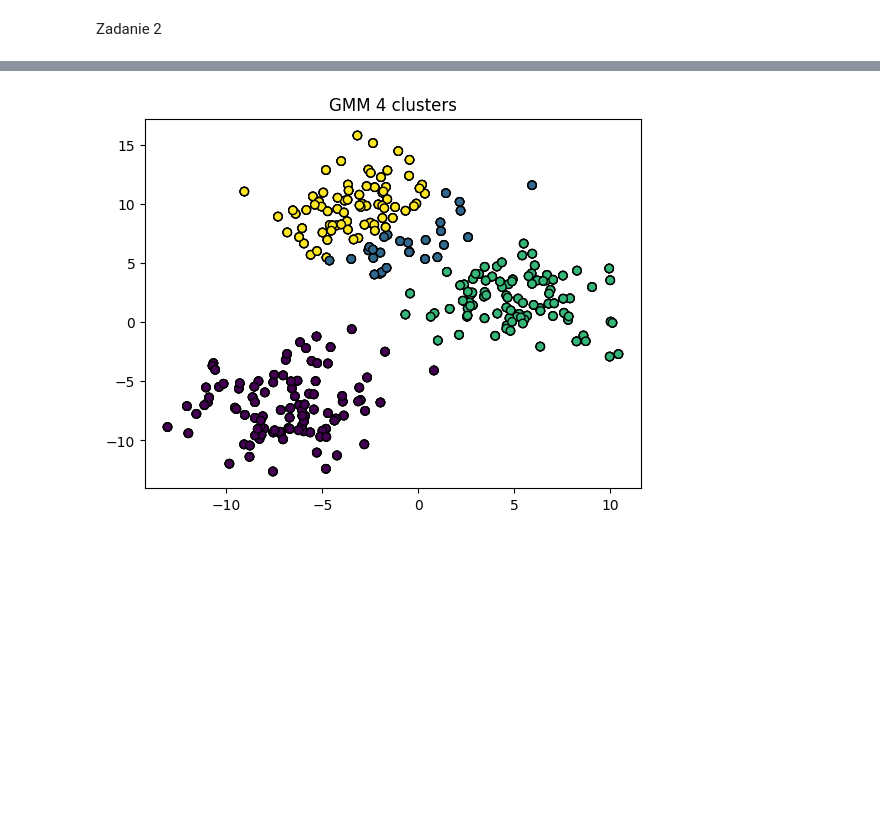
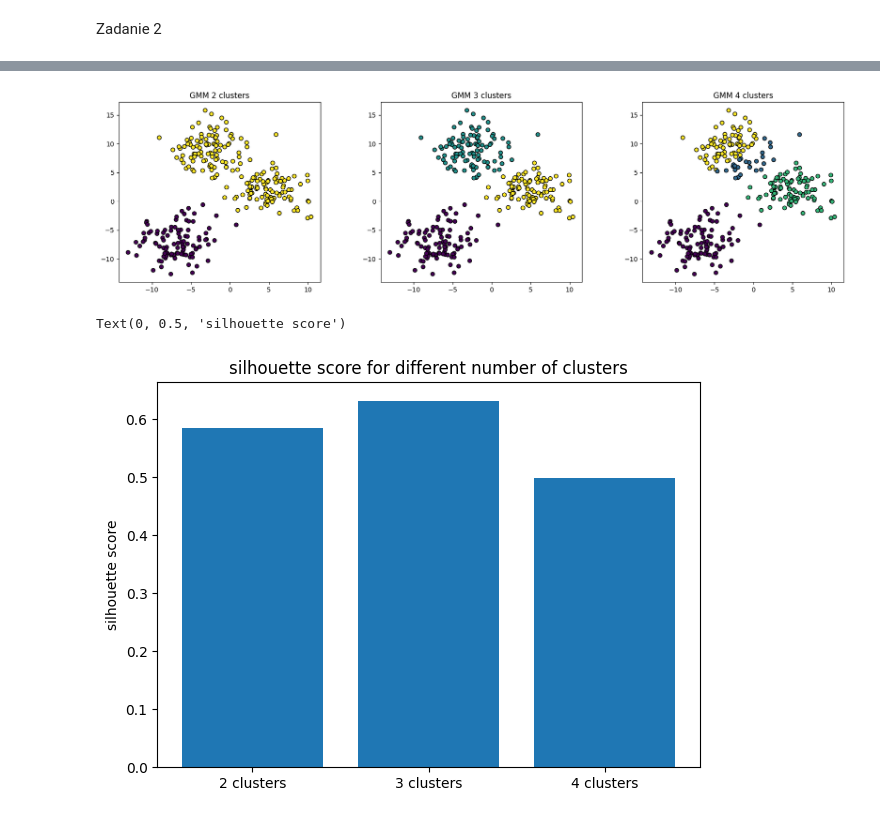
Before and after one commit to kaluznys/uczenie_maszynowe_UW, a Jupyter notebook: praca_domowa2.ipynb, the cells around one changed output, grey strips where cells are left out. Drawn from its saved outputs; the diff is of its cells as text; code cells hidden in the pictures; blank space fills up the shorter version.

```diff
--- a/praca_domowa2.ipynb
+++ b/praca_domowa2.ipynb
@@ -88,9 +95,16 @@ data_X=pd.DataFrame(data_X)
 # %%
+
 gm_model =GaussianMixture(n_components=3, random_state=1).fit(data_X)
 gm_labels = gm_model.predict(data_X)
 gm_labels.shape
 data_X = pd.DataFrame(data_X)
 data_X.head()
+plt.rcParams["figure.figsize"] = (14,5)
+plt.subplots_adjust(wspace = 0.3)
+plt.subplot(1, 2, 1)
+plt.scatter(data_labeled.iloc[:, 0], data_labeled.iloc[:, 1], c = y, cmap = 'viridis')
+plt.title("Mouse set clusters original generation of points")
+plt.subplot(1, 2, 2)
 plt.scatter(data_X.iloc[:, 0], data_X.iloc[:, 1], c = gm_labels, cmap = 'viridis')
 plt.title("Mouse set clusters by GMM")
 # %% [output]
@@ -99,4 +113,5 @@ Text(0.5, 1.0, 'Mouse set clusters by GMM')
 # %%
+plt.rcParams["figure.figsize"] = [8,6]
 X= pd.DataFrame()
 x_pt =np.linspace(-1,1,35)
 y_pt= np.linspace(-1,1,35)
@@ -115,14 +138,21 @@ from sklearn.datasets import make_blobs
 # %%
 plt.rcParams["figure.figsize"] = (20,5)
 plt.subplots_adjust(wspace = 0.3)
-plt.subplot(1, 3, 1)
-X, y = make_blobs(n_samples=300, centers=3, cluster_std=2.5, random_state=42)
-plt.scatter(X[:, 0], X[:, 1], c=y, cmap='viridis', edgecolors='k')
-plt.title("original clusters")
+S = [0]*3
 for i in range(2, 5):
+  plt.subplot(1, 3, i-1)
   gm_mod = GaussianMixture(n_components=i, random_state=1).fit(X)
   y_new = gm_mod.predict(X)
   plt.scatter(X[:, 0], X[:, 1], c=y_new, cmap='viridis', edgecolors='k')
   plt.title(f"GMM {i} clusters")
+  S[i-2] = silhouette_score(X, y_new)
 # %% [output]
-[figure, old version]
+[figure, new version]
+# %%
+plt.rcParams["figure.figsize"] = (7,5)
+plt.bar(["2 clusters","3 clusters", "4 clusters"], S)
+plt.title("silhouette score for different number of clusters")
+plt.ylabel("silhouette score")
+# %% [output]
+Text(0, 0.5, 'silhouette score')
+[figure, added]
```
Also changed, not shown: parts of 6 cells of this notebook.
